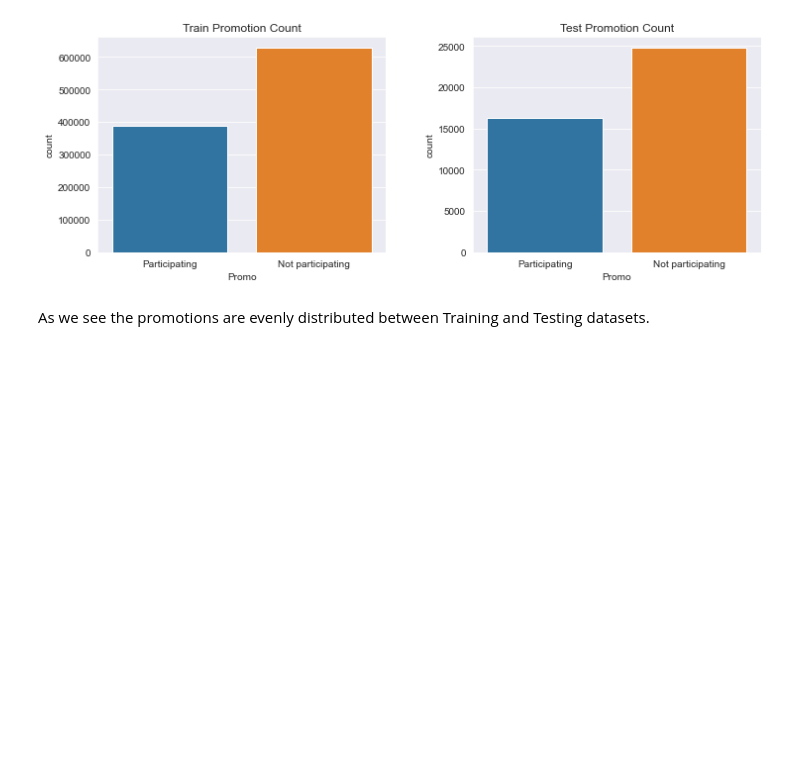
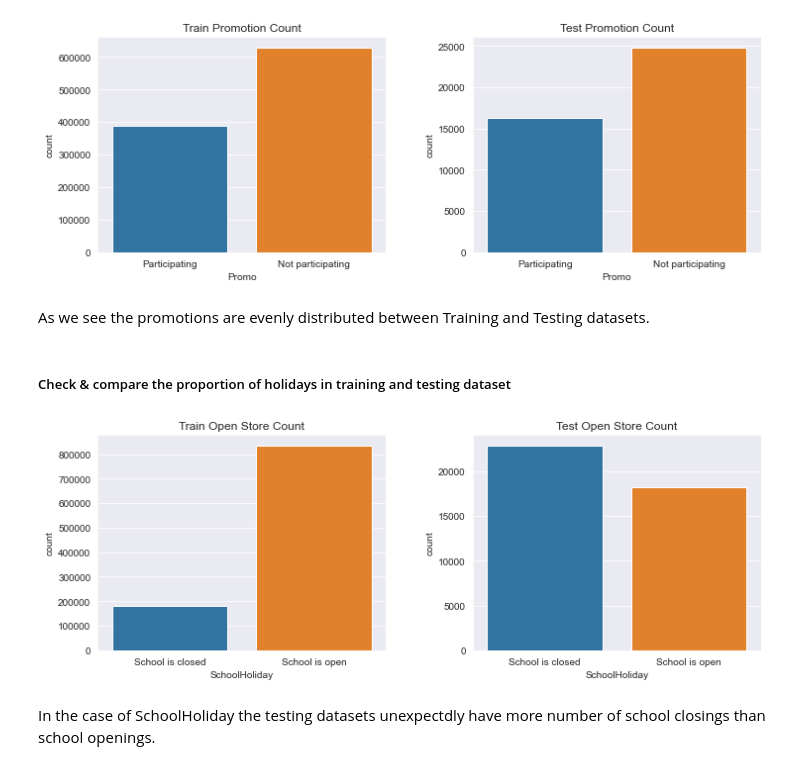
Before and after one commit to bkget/Pharmaceutical-Sales-Prediction, a Jupyter notebook: notebooks/2.EDA.ipynb, the cells around one changed output. Drawn from its saved outputs; the diff is of its cells as text; code cells hidden in the pictures; blank space fills up the shorter version.

Commit message:
Check the proportion of holidays in train-test

```diff
--- a/notebooks/2.EDA.ipynb
+++ b/notebooks/2.EDA.ipynb
@@ -286,3 +286,13 @@ compare_test_train(train_data, test_data, 'Promo', 'Promotion Count')
 [figure]
 # %% [markdown]
 As we see the promotions are evenly distributed between Training and Testing datasets.
+# %% [markdown]
+##### Check & compare the proportion of holidays in training and testing dataset
+# %%
+train_data["SchoolHoliday"] = train_data["SchoolHoliday"].apply(lambda x: school_holidays[x])
+test_data["SchoolHoliday"] = test_data["SchoolHoliday"].apply(lambda x: school_holidays[x])
+compare_test_train(train_data, test_data, 'SchoolHoliday', "Open Store Count")
+# %% [output]
+[figure, added]
+# %% [markdown]
+In the case of SchoolHoliday the testing datasets unexpectdly have more number of school closings than school openings.
```
Also changed, not shown: parts of 4 cells of this notebook.
